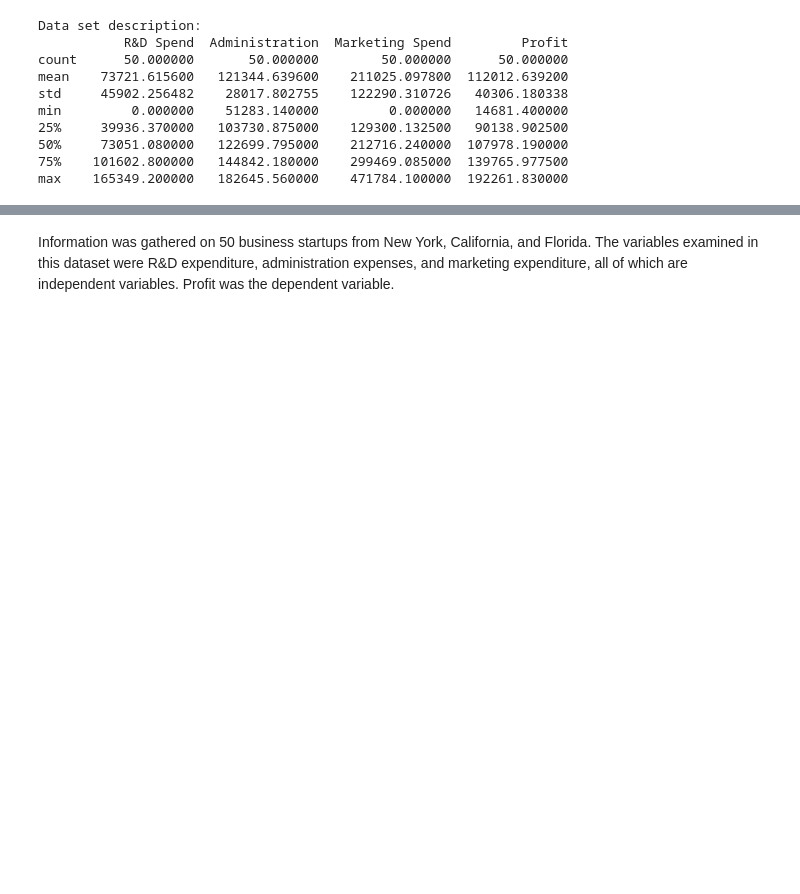
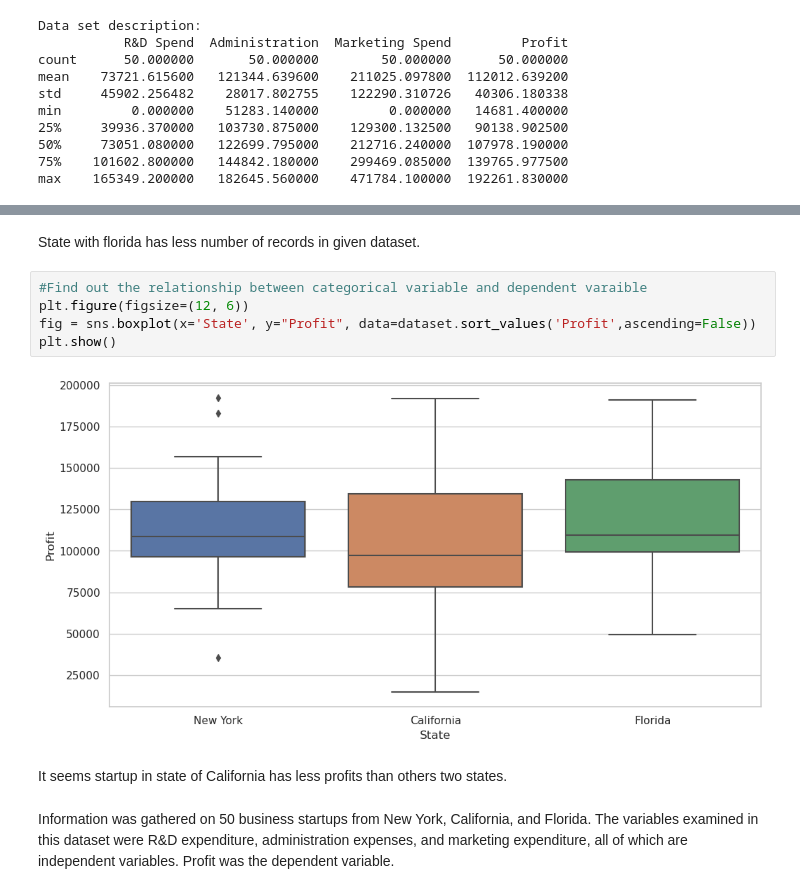
Before and after one commit to KacperBytnar/Machine_Learning_Evaluate_new_startups_profit, a Jupyter notebook: calcs/50-Startups_ML_Mandatory-Assignment.ipynb, the cells around one changed output, grey strips where cells are left out. Drawn from its saved outputs; the diff is of its cells as text; blank space fills up the shorter version.

```diff
--- a/calcs/50-Startups_ML_Mandatory-Assignment.ipynb
+++ b/calcs/50-Startups_ML_Mandatory-Assignment.ipynb
@@ -101,3 +117,14 @@ max    165349.200000   182645.560000    471784.100000  192261.830000
+# %% [markdown]
+State with florida has less number of records in given dataset.
+# %%
+#Find out the relationship between categorical variable and dependent varaible
+plt.figure(figsize=(12, 6))
+fig = sns.boxplot(x='State', y="Profit", data=dataset.sort_values('Profit',ascending=False))
+plt.show()
+# %% [output]
+[figure, added]
+# %% [markdown]
+It seems startup in state of California has less profits than others two states.
 # %% [markdown]
 Information was gathered on 50 business startups from New York, California, and Florida. The variables examined in this dataset were R&D expenditure, administration expenses, and marketing expenditure, all of which are independent variables.
 Profit was the dependent variable.
```
Also changed, not shown: parts of 3 cells of this notebook.
